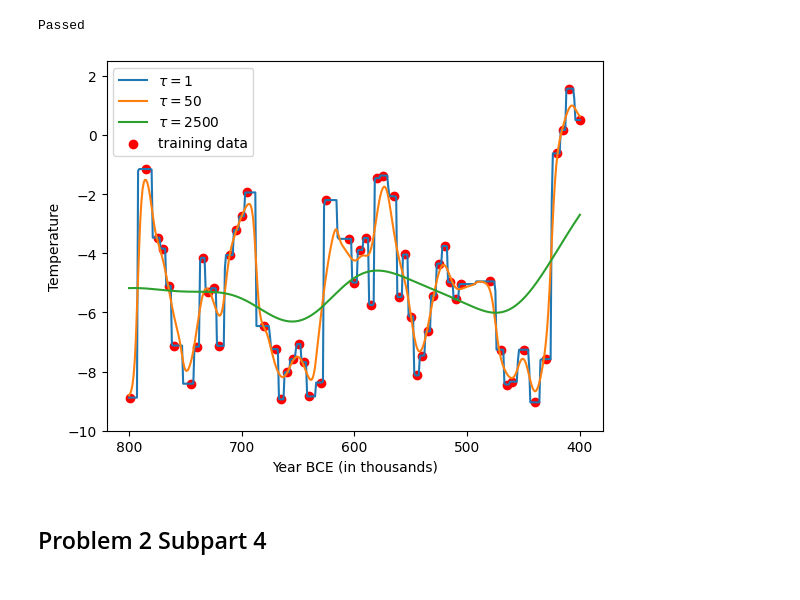
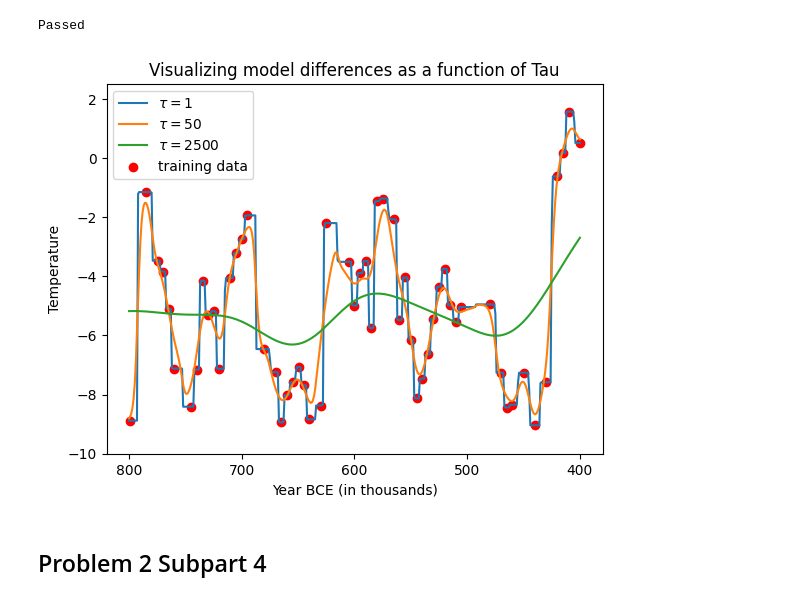
Before and after one commit to Martinez-andy/cs181-s24-homeworks, a Jupyter notebook: hw1/homework1.ipynb, the cells around one changed output. Drawn from its saved outputs; the diff is of its cells as text; code cells hidden in the pictures.

```diff
--- a/hw1/homework1.ipynb
+++ b/hw1/homework1.ipynb
@@ -101,21 +101,22 @@ Passed
 # %%
 # plot functions
 x_array = np.arange(400, 800 + 1, 1)
 for tau in [1, 50, 2500]:
     plt.plot(x_array, kernel_regressor(x_array, tau, year_train, temp_train), label = f"$\\tau = {tau}$")
 plt.scatter(year_train, temp_train, label = "training data", color = "red")
 plt.legend()
 plt.xticks(np.arange(400, 800 + 100, 100))
 plt.ylabel("Temperature")
 plt.xlabel("Year BCE (in thousands)")
+plt.title("Visualizing model differences as a function of Tau")
 plt.ylim([-10,2.5])
 
 plt.gca().invert_xaxis()
 # figure should be in your directory now, with name p1.2.png
 plt.savefig("images/p1.2.png", bbox_inches = "tight")
 plt.show()
 # %% [output]
-[figure, old version]
+[figure, new version]
 # %% [markdown]
 ## Problem 2 Subpart 4
 # %%
```
Also changed, not shown: parts of 4 cells of this notebook, 3 other files.
